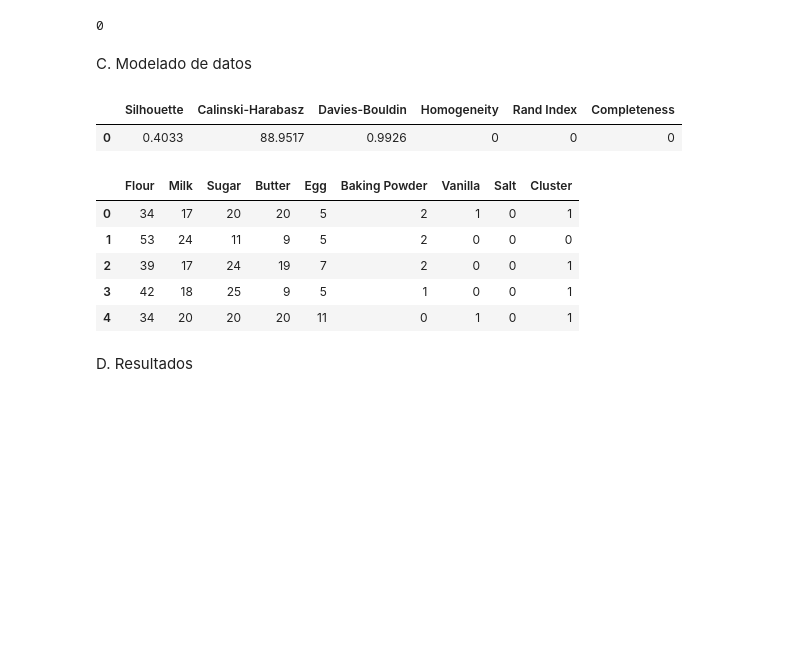
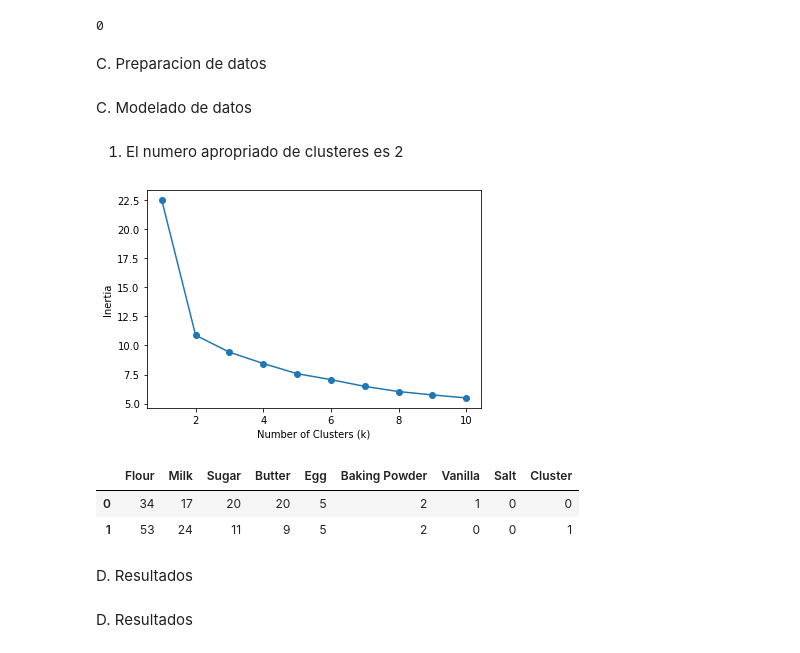
Before and after one commit to eliasalemann/UNI, a Jupyter notebook: EX3.ipynb, the cells around one changed output. Saved outputs shown, nothing was run; the diff lists cells and outputs as text; code cells hidden in the pictures; blank space fills up the shorter version.

```diff
--- a/EX3.ipynb
+++ b/EX3.ipynb
@@ -85,3 +82,5 @@ dtype: int64
 df.duplicated().sum()
 # %% [output]
 0
+# %% [markdown]
+C. Preparacion de datos
@@ -88,38 +100,46 @@ df.duplicated().sum()
 # %% [markdown]
 C. Modelado de datos
-# %%
-#Importando la libreria de clasificacion
-from pycaret.clustering import *
-
-#Definicion del modelo
-set_up = setup(df,
-      ignore_features = ['Salt','Vanilla','Baking Powder'],  #Se elimina por la falta de varianza o por ser categorica
-      numeric_features = ['Flour',  'Milk', 'Sugar',    'Butter',   'Egg'],  #Se modelara como una variable continua
-      categorical_features = [],
-      normalize = True,
-      silent = True)
-
-#Utilizando K-means con 2 clusters
-KM = create_model('kmeans', num_clusters= 2)
-
-#Agregando clusteres a los datos
-df1 = assign_model(KM)
-
-#Convirtiendo Cluster de texto a numerica
-from sklearn.preprocessing import LabelEncoder
-label_encoder = LabelEncoder()
-df1['Cluster'] = label_encoder.fit_transform(df1['Cluster'])
-
-df1.head()
-# %% [output]
-|  | Silhouette | Calinski-Harabasz | Davies-Bouldin | Homogeneity | Rand Index | Completeness |
-| 0 | 0.4033 | 88.9517 | 0.9926 | 0 | 0 | 0 |
-|  | Flour | Milk | Sugar | Butter | Egg | Baking Powder | Vanilla | Salt | Cluster |
-| 0 | 34 | 17 | 20 | 20 | 5 | 2 | 1 | 0 | 1 |
-| 1 | 53 | 24 | 11 | 9 | 5 | 2 | 0 | 0 | 0 |
-| 2 | 39 | 17 | 24 | 19 | 7 | 2 | 0 | 0 | 1 |
-| 3 | 42 | 18 | 25 | 9 | 5 | 1 | 0 | 0 | 1 |
-| 4 | 34 | 20 | 20 | 20 | 11 | 0 | 1 | 0 | 1 |
+# %% [markdown]
+
+
+1.   El numero apropriado de clusteres es 2
+# %%
+#Importando la libreria de clustering
+from sklearn.cluster import KMeans
+model =  KMeans()
+
+#Numero de clusteres
+inertia = []
+for k in range(1,11):
+    Kmeans_model = KMeans(n_clusters=k, random_state=40)
+    Kmeans_model.fit(X)
+    inertia.append(Kmeans_model.inertia_)
+
+import matplotlib.pyplot as plt
+plt.plot(range(1,11), inertia, marker='o')
+plt.xlabel('Number of Clusters (k)')
+plt.ylabel('Inertia')
+plt.show()
+# %% [output]
+[figure, added]
+# %%
+#Agrupando las observaciones
+final = KMeans(n_clusters=2, random_state=5)
+
+final.fit(X)
+
+#Clusteres
+label = final.predict(X)
+
+#Datos Finales
+df.insert(8,column ='Cluster', value = label)
+df.head(2)
+# %% [output]
+|  | Flour | Milk | Sugar | Butter | Egg | Baking Powder | Vanilla | Salt | Cluster |
+| 0 | 34 | 17 | 20 | 20 | 5 | 2 | 1 | 0 | 0 |
+| 1 | 53 | 24 | 11 | 9 | 5 | 2 | 0 | 0 | 1 |
+# %% [markdown]
+D. Resultados
 # %% [markdown]
 D. Resultados
 # %% [markdown]
```
Also changed, not shown: parts of 8 cells of this notebook.
